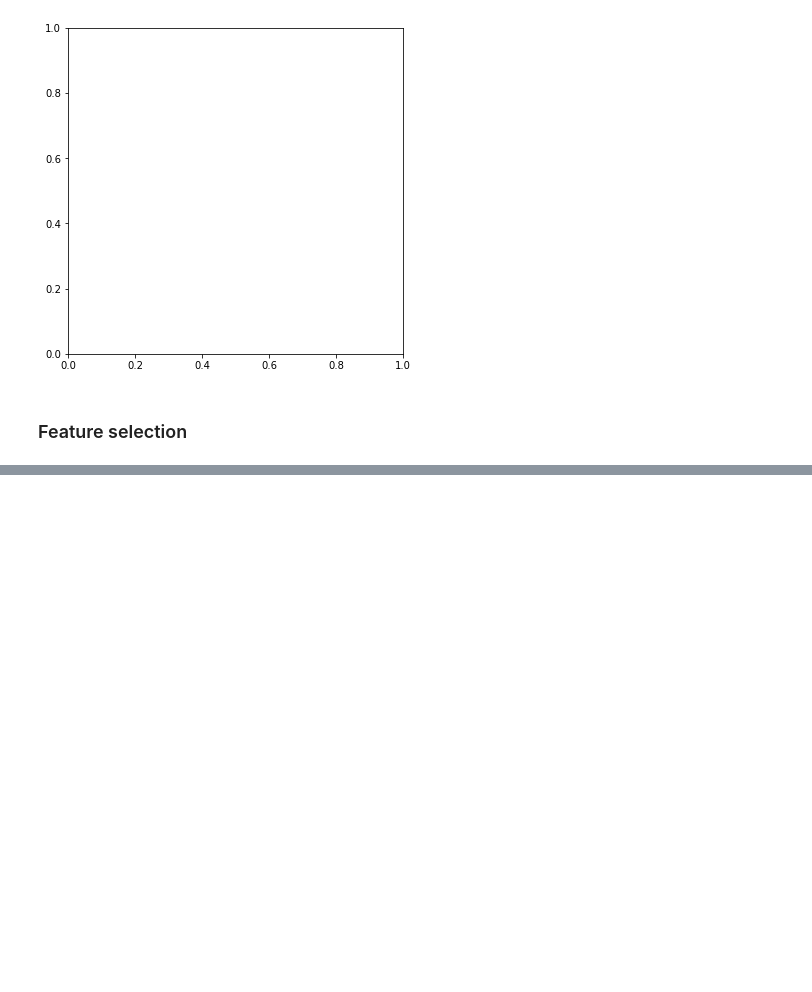
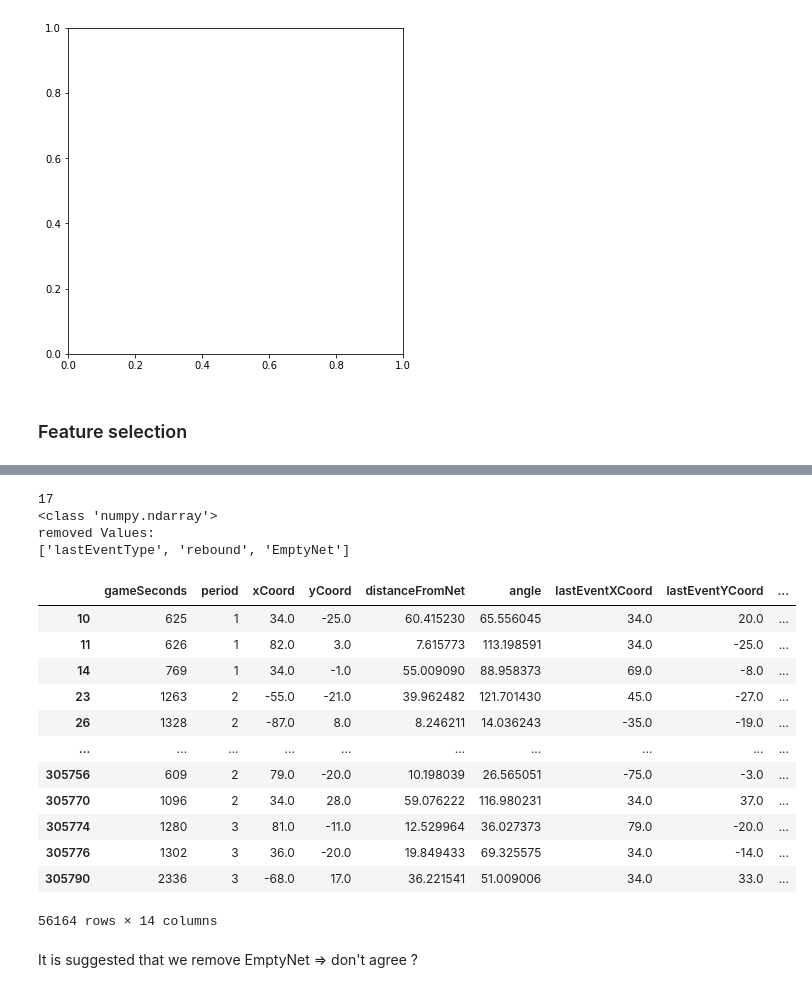
Before and after one commit to sorinmuchi/IFT6758, a Jupyter notebook: notebooks/5-AdvancedModels.ipynb, the cells around one changed output, grey strips where cells are left out. Cells and saved outputs as stored; diff of their text form; code cells hidden in the pictures; blank space fills up the shorter version.

```diff
--- a/notebooks/5-AdvancedModels.ipynb
+++ b/notebooks/5-AdvancedModels.ipynb
@@ -482,0 +477,33 @@ X
+# %%
+## Removing features with low variance
+##threshold here 0.8
+sel = VarianceThreshold(threshold=(.9 * (1 - .9)))
+vt=sel.fit_transform(X)
+print(len(X.columns))
+print(type(vt))
+X_HighVar=X[X.columns[sel.get_support(indices=True)]]
+print("removed Values: ")
+index=set(range(17)) - set(sel.get_support(indices=True))
+print(str([X.columns[i] for i  in index]))
+
+X_HighVar
+# %% [output]
+17
+<class 'numpy.ndarray'>
+removed Values:
+['lastEventType', 'rebound', 'EmptyNet']
+|  | gameSeconds | period | xCoord | yCoord | distanceFromNet | angle | lastEventXCoord | lastEventYCoord | ... |
+| 10 | 625 | 1 | 34.0 | -25.0 | 60.415230 | 65.556045 | 34.0 | 20.0 | ... |
+| 11 | 626 | 1 | 82.0 | 3.0 | 7.615773 | 113.198591 | 34.0 | -25.0 | ... |
+| 14 | 769 | 1 | 34.0 | -1.0 | 55.009090 | 88.958373 | 69.0 | -8.0 | ... |
+| 23 | 1263 | 2 | -55.0 | -21.0 | 39.962482 | 121.701430 | 45.0 | -27.0 | ... |
+| 26 | 1328 | 2 | -87.0 | 8.0 | 8.246211 | 14.036243 | -35.0 | -19.0 | ... |
+| ... | ... | ... | ... | ... | ... | ... | ... | ... | ... |
+| 305756 | 609 | 2 | 79.0 | -20.0 | 10.198039 | 26.565051 | -75.0 | -3.0 | ... |
+| 305770 | 1096 | 2 | 34.0 | 28.0 | 59.076222 | 116.980231 | 34.0 | 37.0 | ... |
+| 305774 | 1280 | 3 | 81.0 | -11.0 | 12.529964 | 36.027373 | 79.0 | -20.0 | ... |
+| 305776 | 1302 | 3 | 36.0 | -20.0 | 19.849433 | 69.325575 | 34.0 | -14.0 | ... |
+| 305790 | 2336 | 3 | -68.0 | 17.0 | 36.221541 | 51.009006 | 34.0 | 33.0 | ... |
+56164 rows × 14 columns
+# %% [markdown]
+It is suggested that we remove EmptyNet => don't agree ?
```
Also changed, not shown: parts of 4 cells of this notebook.
